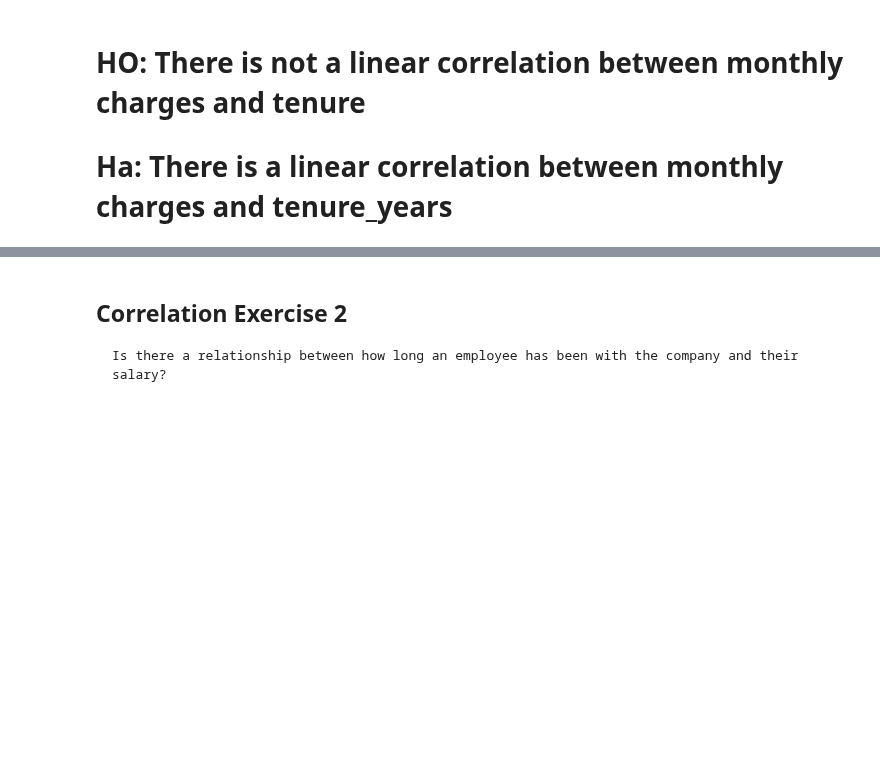
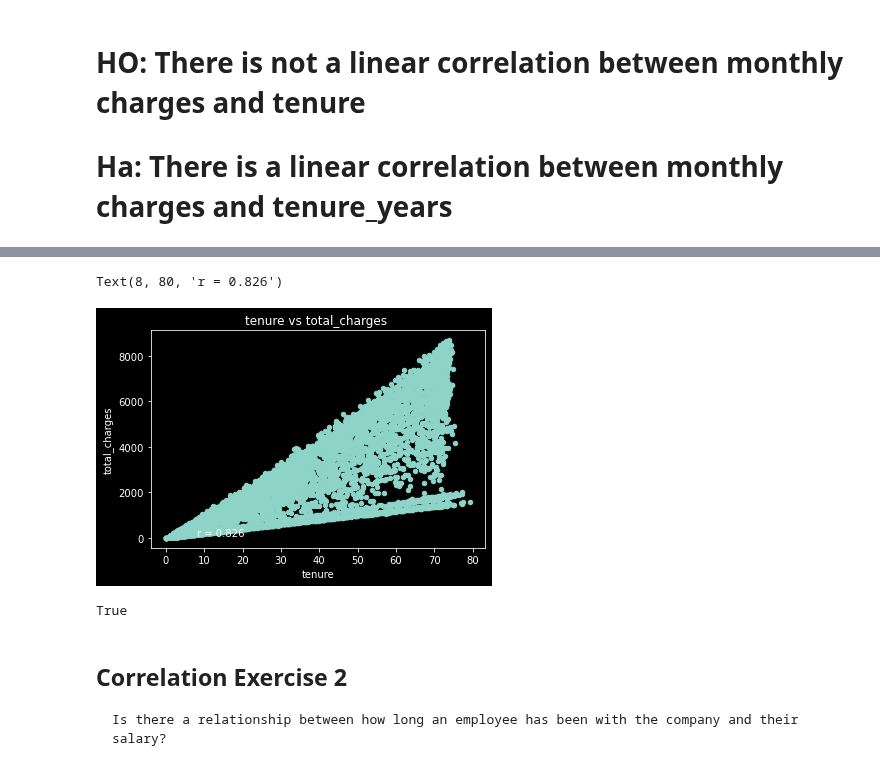
Before and after one commit to sgtcurran/statistics-exercises, a Jupyter notebook: hypothesis_testing.ipynb, the cells around one changed output, grey strips where cells are left out. Cells and saved outputs as stored; diff of their text form; code cells hidden in the pictures; blank space fills up the shorter version.

```diff
--- a/hypothesis_testing.ipynb
+++ b/hypothesis_testing.ipynb
@@ -129,8 +219,8 @@ p < a
 We reject the HO 'null hypothesis'. There is a cooralation betweem tenue and monthly charges.
 # %%
 df[['monthly_charges', 'tenure']]
-x = df.monthly_charges
-y = df.tenure
+x = df.tenure
+y = df.monthly_charges
 
 corr, p = stats.pearsonr(x,y)
 corr, p
@@ -148,8 +243,3 @@ plt.text(8, 80, f'r = {r:.3f}')
 df['total_charges'] = df['total_charges'].fillna(0)
 #print(tabulate(df[['total_charges']],headers = 'keys', tablefmt = 'psql'))
 df[['tenure','total_charges']]
-
-x = df.tenure
-y = df.total_charges
-coor, p = stats.pearsonr(x,y)
-coor, p
@@ -156,8 +260,13 @@ coor, p
 # %%
 r, p = stats.pearsonr(x, y)
 
-df.plot.scatter('total_charges', 'tenure')
+df.plot.scatter(y='total_charges', x='tenure')
 plt.title('tenure vs total_charges ')
 plt.text(8, 80, f'r = {r:.3f}')
+# %% [output]
+Text(8, 80, 'r = 0.826')
+[figure, added]
 # %%
 p < a
+# %% [output]
+True
```
Also changed, not shown: parts of 39 cells of this notebook.
